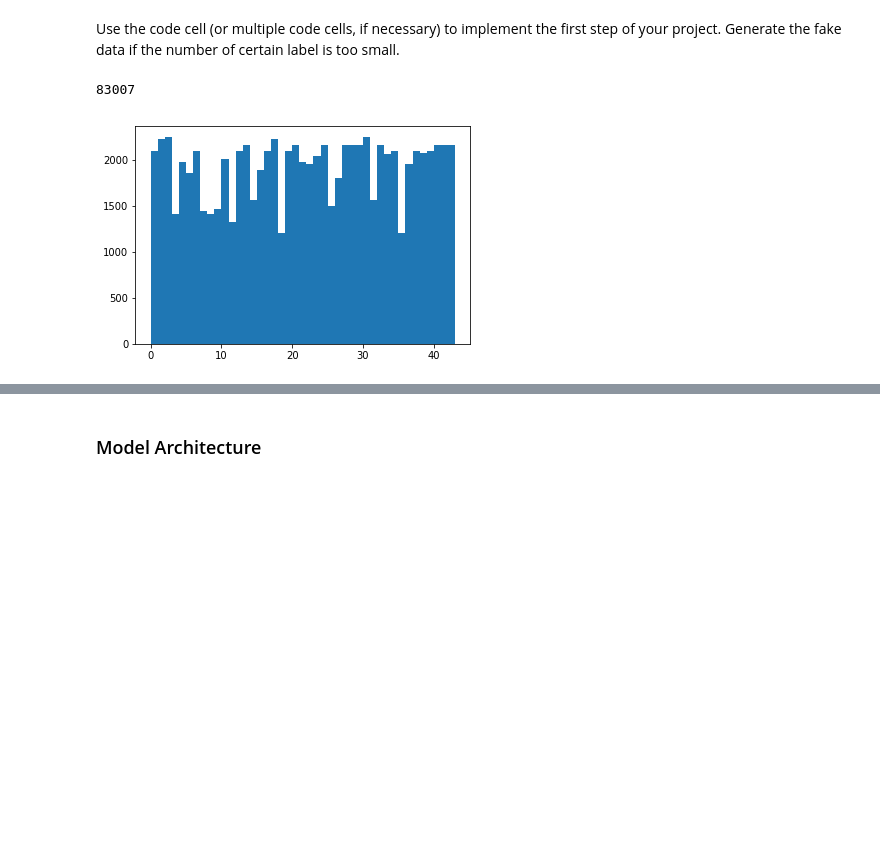
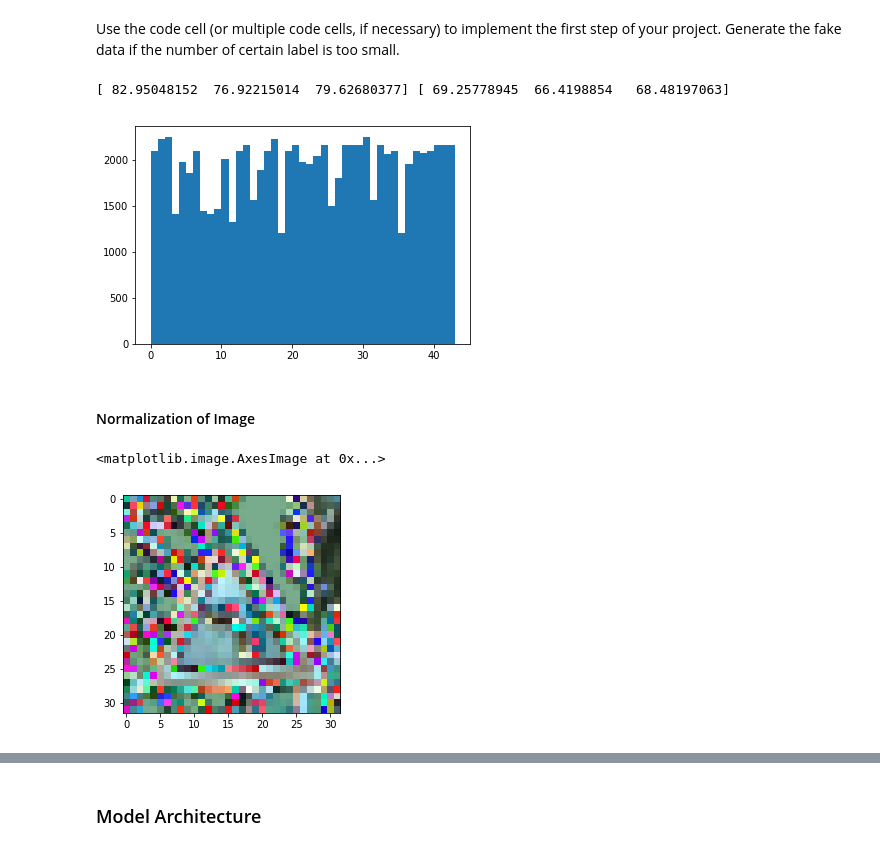
Before and after one commit to miaoyanlearningcode/CarND-Traffic-Sign-Classifier-Project, a Jupyter notebook: Traffic_Sign_Classifier.ipynb, the cells around one changed output, grey strips where cells are left out. Saved outputs shown, nothing was run; the diff lists cells and outputs as text; code cells hidden in the pictures; blank space fills up the shorter version.

Commit message:
Image Normaliztion

```diff
--- a/Traffic_Sign_Classifier.ipynb
+++ b/Traffic_Sign_Classifier.ipynb
@@ -164,7 +164,15 @@ for i in range(n_classes):
         X_all = np.append(X_all, newImg, axis = 0)
         y_all = np.append(y_all, newLab, axis = 0)
 plt.hist(y_all,bins=range(n_classes+1))
-print (len(y_all))
+print (np.mean(X_all, axis=(0,1,2)), np.std(X_all, axis=(0,1,2)))
 # %% [output]
-83007
+[ 82.95048152  76.92215014  79.62680377] [ 69.25778945  66.4198854   68.48197063]
 [figure]
+# %% [markdown]
+#### Normalization of Image
+# %%
+X_all = (X_all - np.mean(X_all, axis=(0,1,2)))/(np.std(X_all, axis=(0,1,2)))
+X_test = (X_test - np.mean(X_test, axis=(0,1,2)))/(np.std(X_test, axis=(0,1,2)))
+# %% [output]
+<matplotlib.image.AxesImage at 0x...>
+[figure, added]
```
Also changed, not shown: parts of 3 cells of this notebook.
